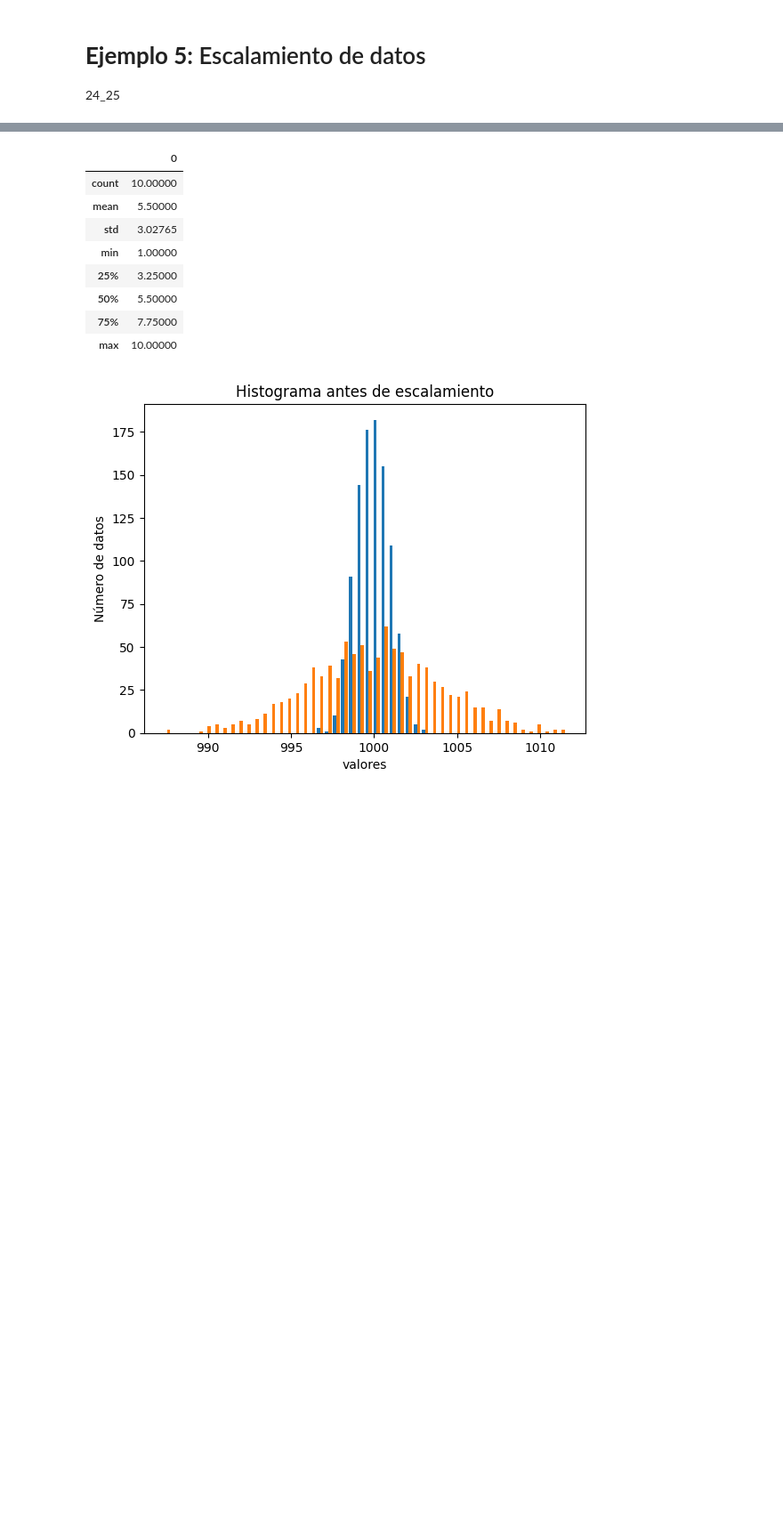
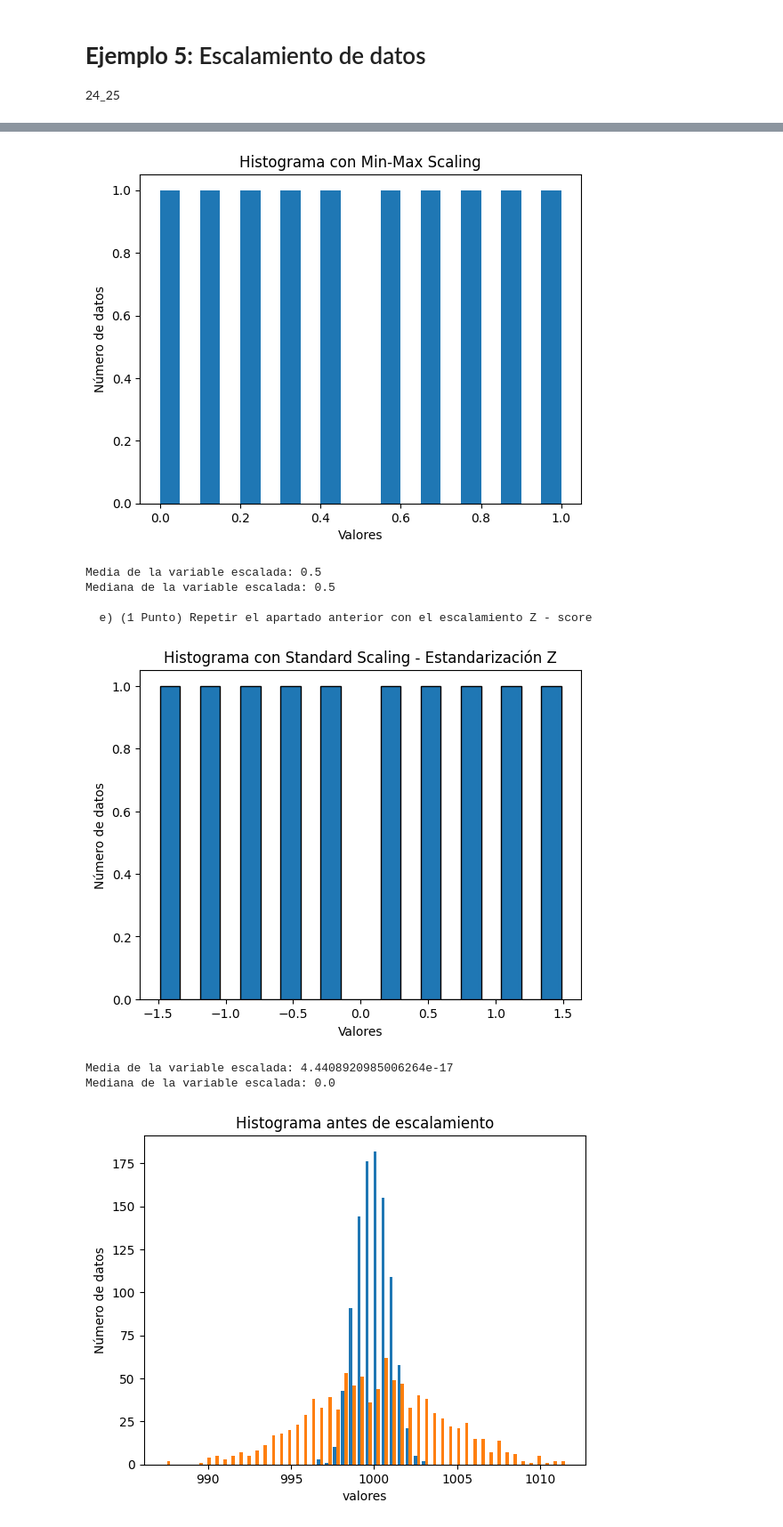
Before and after one commit to Javiert54/bigData, a Jupyter notebook: CEIABD_SNS/Actividad 2.1 – Análisis de observaciones influyentes/Ejemplo_2_5_Escalamiento_de_datos_Sin_soluciones.ipynb, the cells around one changed output, grey strips where cells are left out. Shown at 89% size. Saved outputs shown, nothing was run; the diff lists cells and outputs as text; code cells hidden in the pictures; blank space fills up the shorter version.

```diff
--- a/CEIABD_SNS/Actividad 2.1 – Análisis de observaciones influyentes/Ejemplo_2_5_Escalamiento_de_datos_Sin_soluciones.ipynb
+++ b/CEIABD_SNS/Actividad 2.1 – Análisis de observaciones influyentes/Ejemplo_2_5_Escalamiento_de_datos_Sin_soluciones.ipynb
@@ -58,6 +58,7 @@ import numpy as np
 import pandas as pd
 
 # Valores de la variable X
+print("  a) (2 Puntos) ¿Cuánto vale la media, mediana, la desviación estándar muestral, la  varianza muestral y el rango de la variable X?\n")
 X = np.array([1, 2, 3, 4, 5, 6, 7, 8, 9, 10])
 df = pd.DataFrame(X)
 # Cálculos
@@ -73,7 +74,9 @@ print(f"Desviación estándar muestral: {desviacion_estandar_muestral}")
 print(f"Rango: {rango}")
 
 #b) (1 Punto) Utilizar la función describe() de Panda, para obtener la media, desviación estándar, etc...
-df.describe()
+print("\n  b) (1 Punto) Utilizar la función describe() de Panda, para obtener la media, desviación estándar, etc...")
+print("resultado de df.describe():\n",df.describe())  #Lo imprimo porque de otra forma no se ve el resultado
+
 
 #c) (1 Punto)¿Por qué el resultado de calcular la desviación estándar con Numpy es diferente a la calculada por describe de Panda?
 # ¿Qué ajuste sería necesario realizar para que los resultados fuesen similares/iguales?
@@ -81,4 +84,51 @@ df.describe()
     # En estadística, la "desviación estándar de la muestra" se calcula usando N-1 en el denominador, lo que se llama "corrección de Bessel".
     # Esto corrige el sesgo hacia valores más bajos cuando se usa la media de la muestra en lugar de la media real de la población.
     # Aunque la estimación sigue estando sesgada, es menos sesgada que sin la corrección. Para aplicar esta corrección en pandas, se usa ddof=1.
+
+#d) (1 Punto) Estandarizar la variable (escalamiento) mediante rangos y a continuación calcular la media y la mediana de la variable escalada.
+
+print("\n  d) (1 Punto) Estandarizar la variable (escalamiento) mediante rangos y a continuación calcular la media y la mediana de la variable escalada.\n")
+dfX = pd.DataFrame(X)
+
+# Escalamiento mediante rangos
+X_min = dfX.min()
+X_max = dfX.max()
+X_escalado = (dfX - X_min) / (X_max - X_min)
+
+# Crear el histograma
+plt.hist(X_escalado, bins=20)
+plt.ylabel('Número de datos')
+plt.xlabel('Valores')
+plt.title('Histograma con Min-Max Scaling')
+plt.show()
+
+# Calcular la media y la mediana de la variable escalada
+media = np.mean(X_escalado)
+mediana = np.median(X_escalado)
+
+print(f'Media de la variable escalada: {media}')
+print(f'Mediana de la variable escalada: {mediana}')
+
+
+
+#e) (1 Punto) Repetir el apartado anterior con el escalamiento Z - score
+print("\n  e) (1 Punto) Repetir el apartado anterior con el escalamiento Z - score\n")
+# Estandarización Z
+X_mean = dfX.mean()
+X_std = dfX.std()
+X_escalado = (dfX - X_mean) / X_std
+
+# Crear el histograma
+plt.hist(X_escalado, bins=20, edgecolor='black')
+plt.ylabel('Número de datos')
+plt.xlabel('Valores')
+plt.title('Histograma con Standard Scaling - Estandarización Z')
+plt.show()
+
+# Calcular la media y la mediana de la variable escalada
+media = np.mean(X_escalado)
+mediana = np.median(X_escalado)
+
+print(f'Media de la variable escalada: {media}')
+print(f'Mediana de la variable escalada: {mediana}')
 # %% [output]
@@ -90,12 +152,11 @@ Rango: 9
-|  | 0 |
-| count | 10.00000 |
-| mean | 5.50000 |
-| std | 3.02765 |
-| min | 1.00000 |
-| 25% | 3.25000 |
-| 50% | 5.50000 |
-| 75% | 7.75000 |
-| max | 10.00000 |
+[figure, added]
+Media de la variable escalada: 0.5
+Mediana de la variable escalada: 0.5
+
+  e) (1 Punto) Repetir el apartado anterior con el escalamiento Z - score
+[figure, added]
+Media de la variable escalada: 4.4408920985006264e-17
+Mediana de la variable escalada: 0.0
 # %%
 # Histograma antes de escalamiento
 plt.hist(Data, 50)
```
Also changed, not shown: parts of 1 cell of this notebook.
